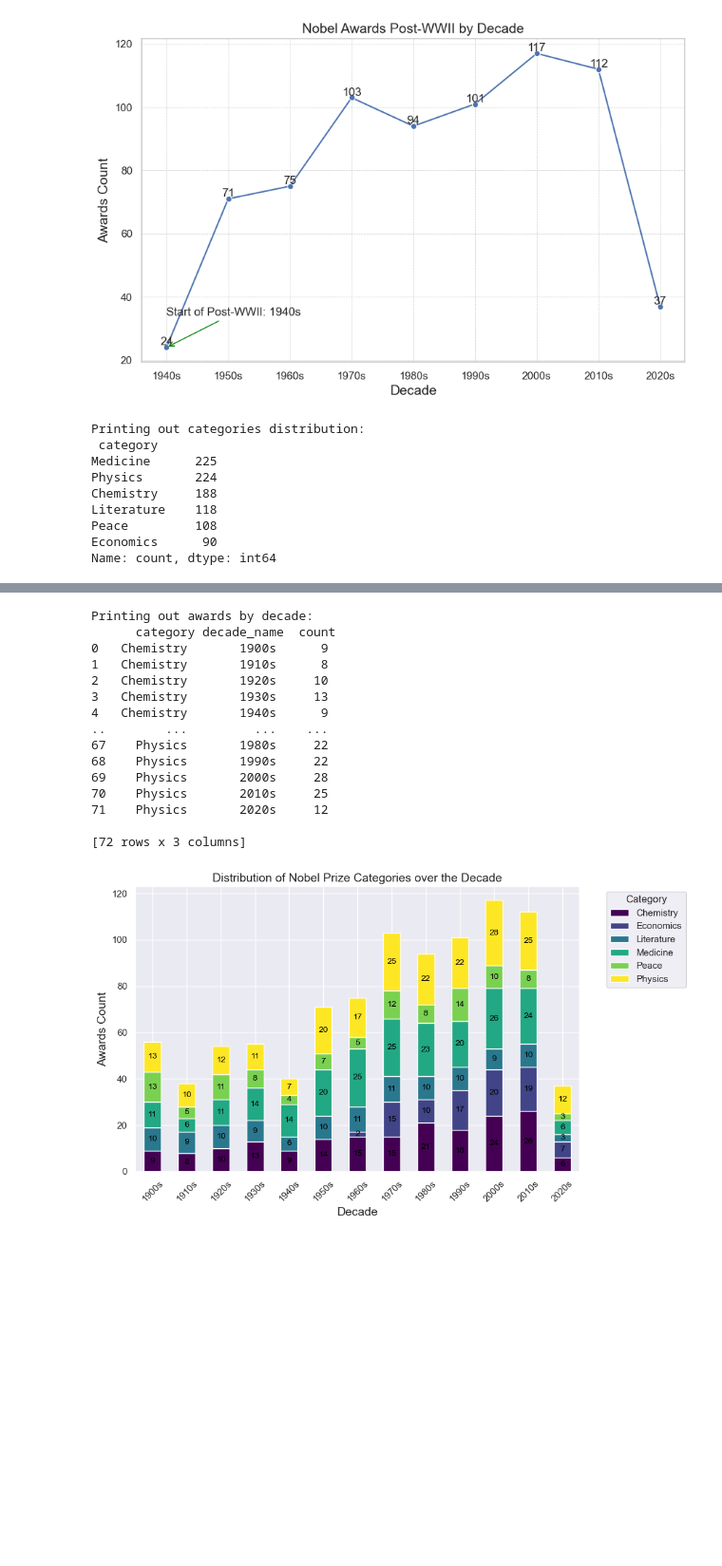
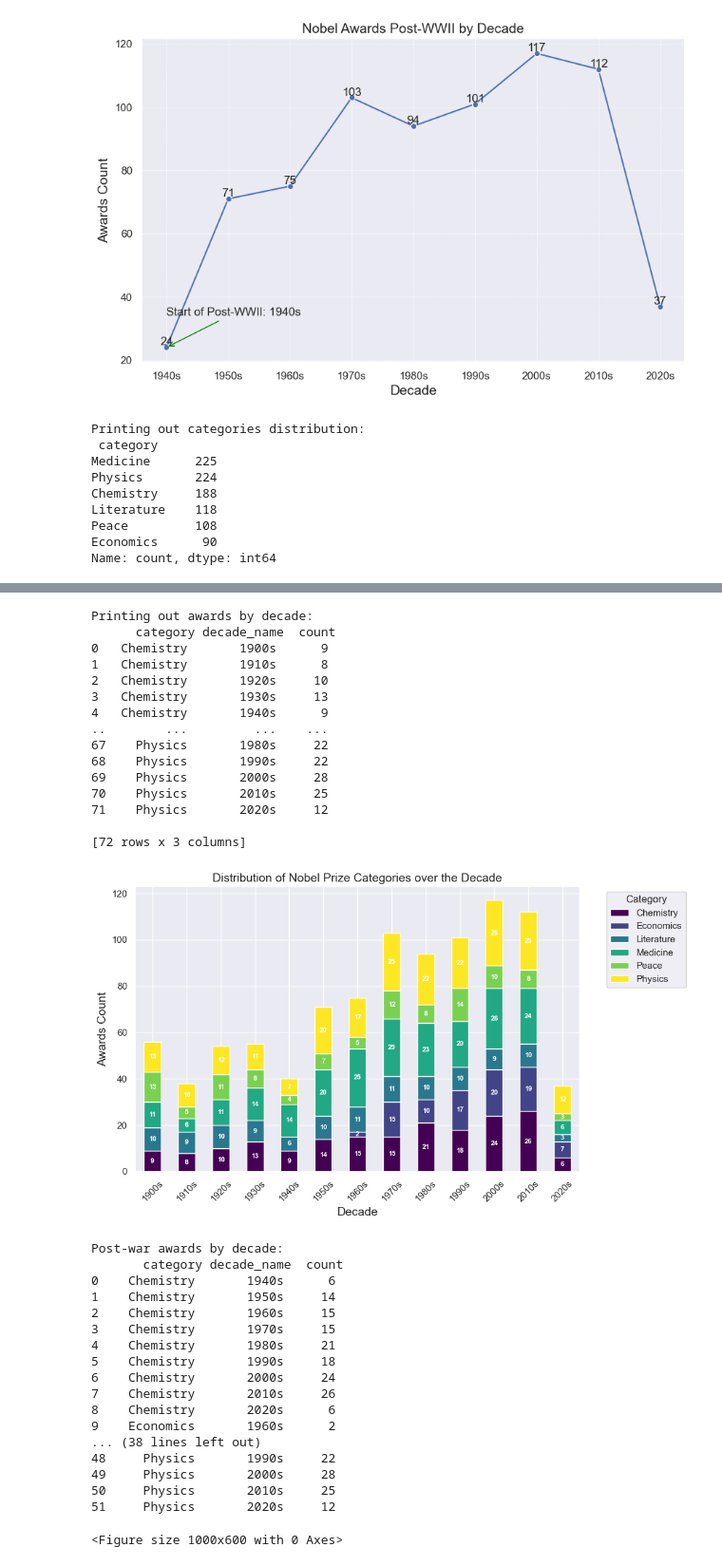
Before and after one commit to efuatutuwaa/data-driven-python, a Jupyter notebook: Data-Manipulation-with-Pandas/Visualizing-Nobel-Prize-Winners/nobel_winners.ipynb, the cells around one changed output, grey strips where cells are left out. Shown at 95% size. Saved outputs shown, nothing was run; the diff lists cells and outputs as text; code cells hidden in the pictures; blank space fills up the shorter version.

Commit message:
Added a stacked bar chart for post war category

```diff
--- a/Data-Manipulation-with-Pandas/Visualizing-Nobel-Prize-Winners/nobel_winners.ipynb
+++ b/Data-Manipulation-with-Pandas/Visualizing-Nobel-Prize-Winners/nobel_winners.ipynb
@@ -303,7 +303,7 @@ Decade with least awards:
 [figure]
 # %%
 # Impact of Nobel awards post-war
-post_war_df = nobel_df[nobel_df['year'] >= 1946]
+post_war_df = nobel_df[nobel_df['year'] > 1945]
 
 # group by decade
 post_war_decade = post_war_df.groupby('decade_name')['category'].count()
@@ -384,36 +384,85 @@ plt.tight_layout()
 # adding labels to each bar segment
 
 for x in ax.patches:
-    if x.get_height() > 1.0:
+    if x.get_height() > 0:
         ax.annotate(f"{int(x.get_height())}",
                     xy=(x.get_x() + x.get_width() / 2, x.get_y() + x.get_height() / 2),
-                    ha='center', va='center', fontsize=10, color='white')
+                    ha='center', va='center', fontsize=8, color='white', weight='bold')
 
 plt.show()
+
+
+
+
+# Category distribution post-war
+post_war_category_awards = post_war_df.groupby(['category','decade_name'])['category'].count().reset_index(name='count')
+print(f"Post-war awards by decade:\n {post_war_category_awards}")
+
+# plotting a chart to visualize changes after the war
+plt.figure(figsize=(10, 6))
+sns.set_palette("tab10")
+
+# create a pivot for the bar chart
+pivot_df2 = post_war_category_awards.pivot(index='decade_name', columns='category', values='count').fillna(0)
+
+ax2 = pivot_df2.plot(kind='bar', stacked=True, figsize=(10, 6), colormap='viridis')
+plt.title('Nobel Prize Awards by Category Post-WWII', fontsize=14)
+plt.xlabel('Decade', fontsize=14)
+plt.ylabel('Awards Count', fontsize=14)
+plt.xticks(rotation=45)
+plt.legend(loc='upper left',title='Category',bbox_to_anchor=(1.05, 1.0))
+plt.tight_layout()
+
+for i in ax2.patches:
+    if i.get_height() > 0:
+        ax2.annotate(f"{int(i.get_height())}",
+                     xy= (i.get_x() + i.get_width() / 2,
+                          i.get_y() + i.get_height() / 2),
+                    ha='center', va='center', fontsize=8, color='white', weight='bold')
+
+plt.show()
 # %% [output]
 Printing out categories distribution:
  category
 Medicine      225
 Physics       224
 Chemistry     188
 Literature    118
 Peace         108
 Economics      90
 Name: count, dtype: int64
 [figure]
 Printing out awards by decade:
       category decade_name  count
 0   Chemistry       1900s      9
 1   Chemistry       1910s      8
 2   Chemistry       1920s     10
 3   Chemistry       1930s     13
 4   Chemistry       1940s      9
 ..        ...         ...    ...
 67    Physics       1980s     22
 68    Physics       1990s     22
 69    Physics       2000s     28
 70    Physics       2010s     25
 71    Physics       2020s     12
 
 [72 rows x 3 columns]
-[figure, old version]
+[figure, new version]
+Post-war awards by decade:
+       category decade_name  count
+0    Chemistry       1940s      6
+1    Chemistry       1950s     14
+2    Chemistry       1960s     15
+3    Chemistry       1970s     15
+4    Chemistry       1980s     21
+5    Chemistry       1990s     18
+6    Chemistry       2000s     24
+7    Chemistry       2010s     26
+8    Chemistry       2020s      6
+9    Economics       1960s      2
+... (38 lines left out)
+48     Physics       1990s     22
+49     Physics       2000s     28
+50     Physics       2010s     25
+51     Physics       2020s     12
+<Figure size 1000x600 with 0 Axes>
```
Also changed, not shown: parts of 1 cell of this notebook.
